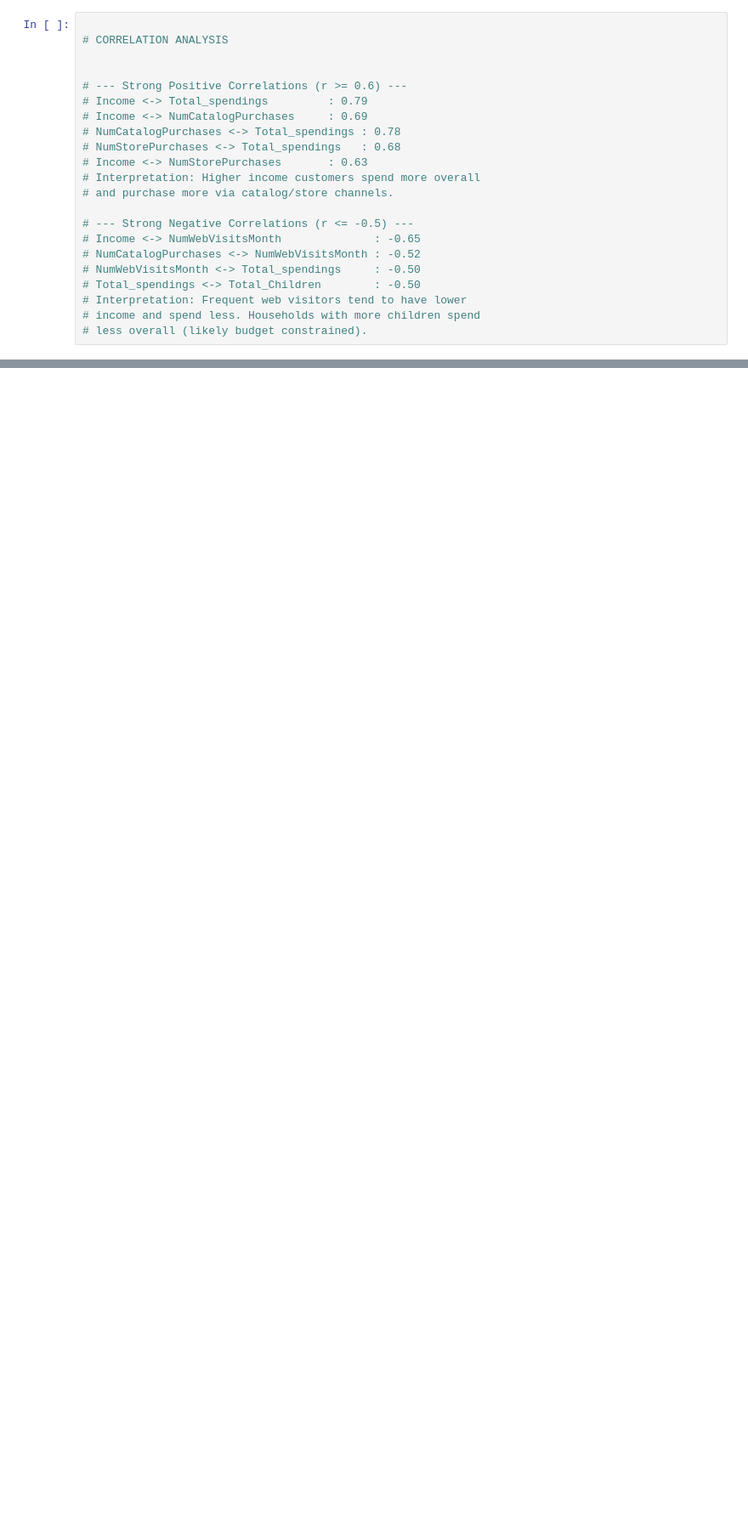
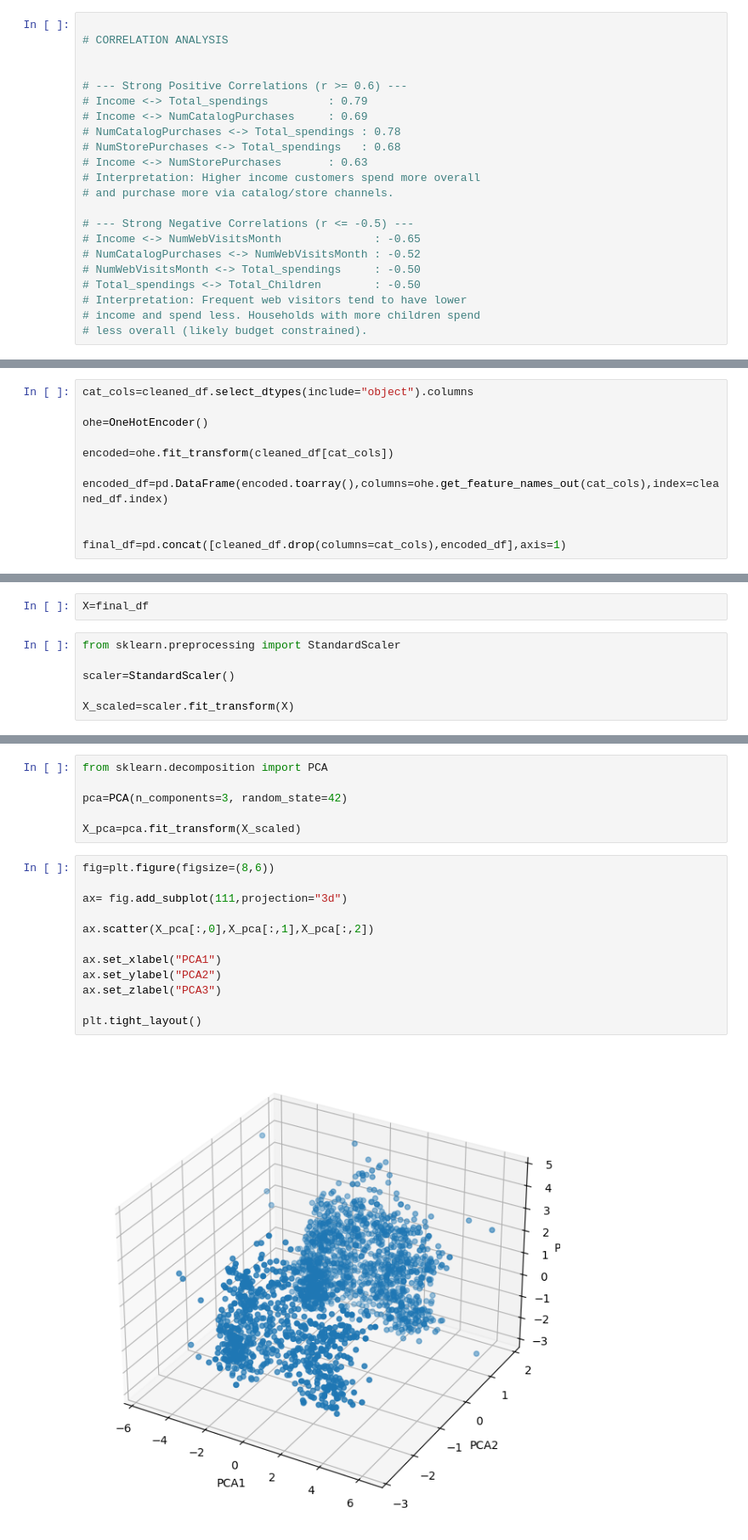
Before and after one commit to akshay041193/Customer-Segmentation-System, a Jupyter notebook: customer_segmentation.ipynb, the cells around one changed output, grey strips where cells are left out. Shown at 85% size. Saved outputs shown, nothing was run; the diff lists cells and outputs as text; blank space fills up the shorter version.

```diff
--- a/customer_segmentation.ipynb
+++ b/customer_segmentation.ipynb
@@ -205,0 +219,11 @@ sns.heatmap(corr,
+# %%
+cat_cols=cleaned_df.select_dtypes(include="object").columns
+
+ohe=OneHotEncoder()
+
+encoded=ohe.fit_transform(cleaned_df[cat_cols])
+
+encoded_df=pd.DataFrame(encoded.toarray(),columns=ohe.get_feature_names_out(cat_cols),index=cleaned_df.index)
+
+
+final_df=pd.concat([cleaned_df.drop(columns=cat_cols),encoded_df],axis=1)
@@ -205,0 +236,8 @@ sns.heatmap(corr,
+# %%
+X=final_df
+# %%
+from sklearn.preprocessing import StandardScaler
+
+scaler=StandardScaler()
+
+X_scaled=scaler.fit_transform(X)
@@ -205,0 +246,20 @@ sns.heatmap(corr,
+# %%
+from sklearn.decomposition import PCA
+
+pca=PCA(n_components=3, random_state=42)
+
+X_pca=pca.fit_transform(X_scaled)
+# %%
+fig=plt.figure(figsize=(8,6))
+
+ax= fig.add_subplot(111,projection="3d")
+
+ax.scatter(X_pca[:,0],X_pca[:,1],X_pca[:,2])
+
+ax.set_xlabel("PCA1")
+ax.set_ylabel("PCA2")
+ax.set_zlabel("PCA3")
+
+plt.tight_layout()
+# %% [output]
+[figure, added]
```
Also changed, not shown: parts of 18 cells of this notebook.
